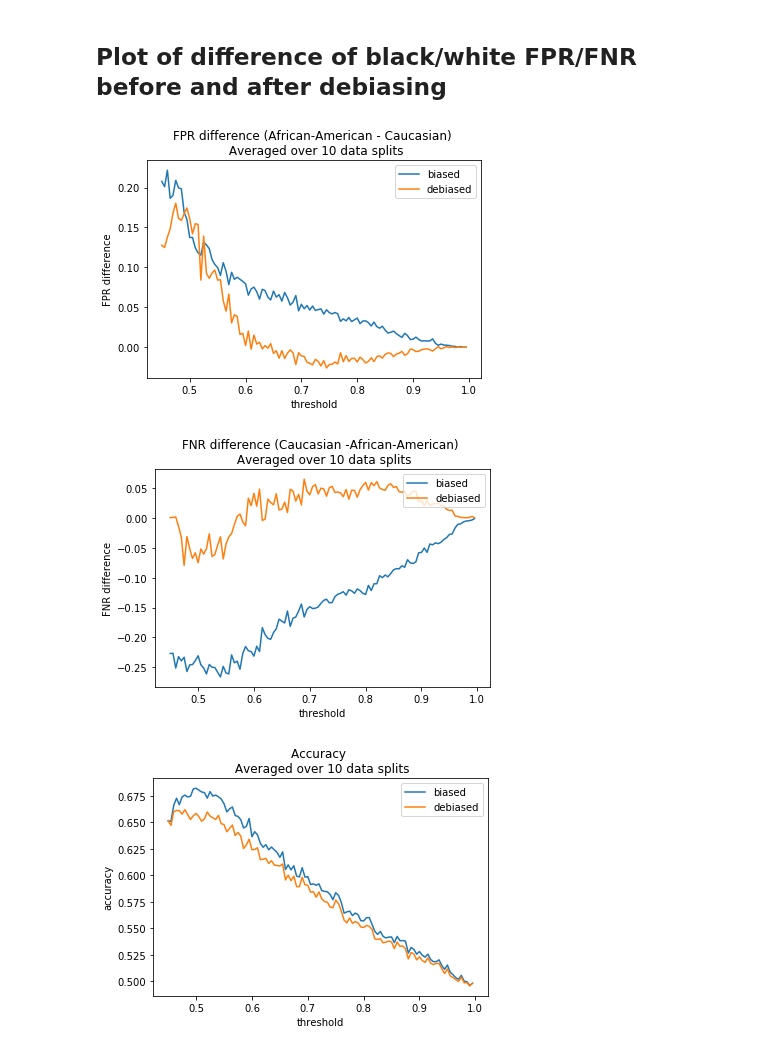
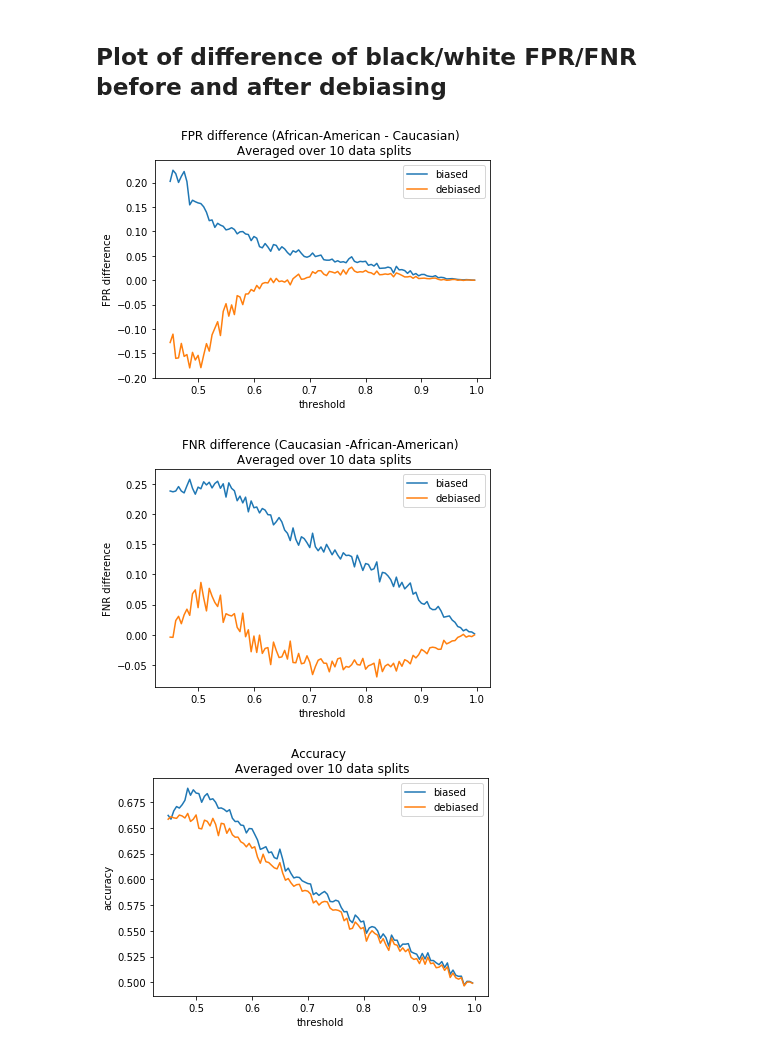
Before and after one commit to Amandarg/debias, a Jupyter notebook: COMPAS_debias_experiments.ipynb, the cells around one changed output. Cells and saved outputs as stored; diff of their text form; code cells hidden in the pictures.

Commit message:
plots of FPR/FNR dif and accuracy over different thresholds

```diff
--- a/COMPAS_debias_experiments.ipynb
+++ b/COMPAS_debias_experiments.ipynb
@@ -507,7 +507,7 @@ plt.show()
 # %%
 num_splits = 30
 compas_score_threshold = 8 # 5 for medium and high, 8 for high
-logistic_quantile = 80
+logistic_quantile = 50
 
 biased_accuracy = np.zeros(num_splits)
 debiased_accuracy = np.zeros(num_splits)
@@ -617,77 +617,36 @@ for _ in range(trials):
         probs, probs_debiased, race, compas_decile_score, recid_label = biased_debiased_probs(final_data, 1000, .6)
 
         temp_rates_biased, temp_biased_accuracy = FPR_FNR_accuracy(recid_label, race, probs, logistic_thresholds[i])
         rates_biased[i,] = [x + y for x, y in zip(rates_biased[i,], temp_rates_biased)]
         biased_accuracy[i] += temp_biased_accuracy
 
         temp_rates_debiased, temp_debiased_accuracy = FPR_FNR_accuracy(recid_label,
                                                                     race,
                                                                     probs_debiased,
                                                                     logistic_thresholds[i])
         rates_debiased[i,] = [x + y for x, y in zip(rates_debiased[i,], temp_rates_debiased)]
         debiased_accuracy[i] += temp_debiased_accuracy
 
 biased_accuracy = [i/trials for i in biased_accuracy]
 debiased_accuracy = [i/trials for i in debiased_accuracy]
 
 for i in range(len(logistic_thresholds)):
     rates_biased[i,] = [j/trials for j in rates_biased[i,]]
     rates_debiased[i,] = [j/trials for j in rates_debiased[i,]]
 
 
 FPR_biased_dif = np.zeros(len(logistic_thresholds))
 FNR_biased_dif = np.zeros(len(logistic_thresholds))
 FPR_debiased_dif = np.zeros(len(logistic_thresholds))
 FNR_debiased_dif = np.zeros(len(logistic_thresholds))
 
 for i in range(len(logistic_thresholds)):
     FPR_biased_dif[i] = rates_biased[i,4] - rates_biased[i,2]
-    FNR_biased_dif[i] = rates_biased[i,5] - rates_biased[i,3]
+    FNR_biased_dif[i] = rates_biased[i,3] - rates_biased[i,5]
 
-    FPR_debiased_dif[i] = rates_debiased[i,2] - rates_debiased[i,4]
-    FNR_debiased_dif[i] = rates_debiased[i,3] - rates_debiased[i,5]
-
-
-plt.figure()
-plt.plot(logistic_thresholds, FPR_biased_dif)
-plt.plot(logistic_thresholds, FPR_debiased_dif)
-# plt.plot(FPR_biased_dif, logisticTpr_debiased, label='ROC curve \n (area = %0.2f)' % logisticRocAuc_debiased)
-# plt.xlim([0.0, 1.0])
-# plt.ylim([0.0, 1.05])
-plt.xlabel('threshold')
-plt.ylabel('FPR difference')
-plt.title('FPR difference (African-American - Caucasian) \n Averaged over %0.0f data splits' % trials)
-plt.legend(['biased', 'debiased'], loc='upper right')
-# plt.legend(loc="lower right")
-# plt.tight_layout()
-plt.show()
-
-plt.figure()
-plt.plot(logistic_thresholds, FNR_biased_dif)
-plt.plot(logistic_thresholds, FNR_debiased_dif)
-# plt.plot(FPR_biased_dif, logisticTpr_debiased, label='ROC curve \n (area = %0.2f)' % logisticRocAuc_debiased)
-# plt.xlim([0.0, 1.0])
-# plt.ylim([0.0, 1.05])
-plt.xlabel('threshold')
-plt.ylabel('FNR difference')
-plt.title('FNR difference (Caucasian -African-American) \n Averaged over %0.0f data splits' % trials)
-plt.legend(['biased', 'debiased'], loc='upper right')
-# plt.legend(loc="lower right")
-# plt.tight_layout()
-plt.show()
+    FPR_debiased_dif[i] = rates_debiased[i,4] - rates_debiased[i,2]
+    FNR_debiased_dif[i] = rates_debiased[i,5] - rates_debiased[i,3]
 # %% [output]
-[figure, old version]
+[figure, new version]
-[figure, old version]
+[figure, new version]
+[figure, added]
-# %%
-plt.figure()
-plt.plot(logistic_thresholds, biased_accuracy)
-plt.plot(logistic_thresholds, debiased_accuracy)
-plt.xlabel('threshold')
-plt.ylabel('accuracy')
-plt.title('Accuracy \n Averaged over %0.0f data splits' % trials)
-plt.legend(['biased', 'debiased'], loc='upper right')
-# plt.legend(loc="lower right")
-# plt.tight_layout()
-plt.show()
-# %% [output]
-[figure, removed]
```
Also changed, not shown: parts of 5 cells of this notebook, 1 other file.
